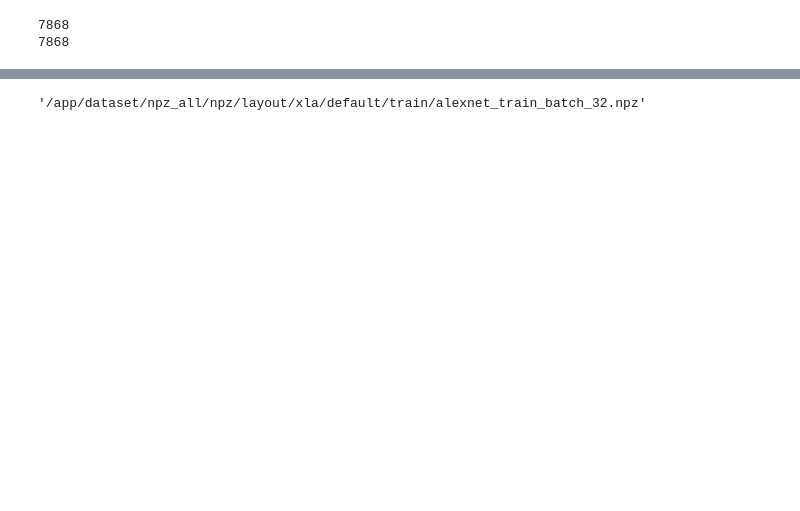
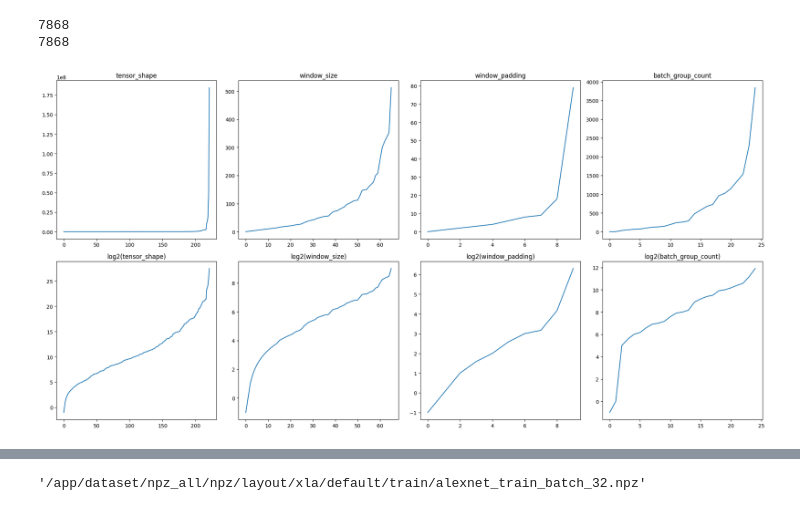
Before and after one commit to SamratThapa120/nn-runtime-network, a Jupyter notebook: notebooks/EDA_features.ipynb, the cells around one changed output, grey strips where cells are left out. Drawn from its saved outputs; the diff is of its cells as text; code cells hidden in the pictures; blank space fills up the shorter version.

```diff
--- a/notebooks/EDA_features.ipynb
+++ b/notebooks/EDA_features.ipynb
@@ -65,3 +63,37 @@ df["modelname"] = df.path.apply(lambda x: x.split("/")[-1])
 # %% [output]
 7868
 7868
+# %%
+df = df[df["graphtype"]=="layout"]
+# %%
+features = []
+for pth in tqdm(df["path"]):
+    feats = np.load(pth)
+    features.append(feats["node_feat"])
+# %%
+features = np.concatenate(features,0)
+# %%
+dims = [21,37,53,108]
+names = ["tensor_shape","window_size","window_padding","batch_group_count"]
+fig, axs = plt.subplots(2, 4, figsize=(20, 10))
+
+for i, (dim, name) in enumerate(zip(dims, names)):
+    # Original data plot
+    x = features[:, dim ]  # Adjusting for 0-indexing
+    x = np.unique(x)
+    x.sort()
+    axs[0, i].plot(x)
+    axs[0, i].set_title(f"{name}")
+
+    # Log2 plot
+    mask = x <= 0
+    x_log = np.log2(x)
+    x_log[mask] = -1
+    axs[1, i].plot(x_log)
+    axs[1, i].set_title(f"log2({name})")
+
+# Adjust layout for clarity
+plt.tight_layout()
+plt.show()
+# %% [output]
+[figure, added]
```
Also changed, not shown: parts of 14 cells of this notebook, 55 other files.
